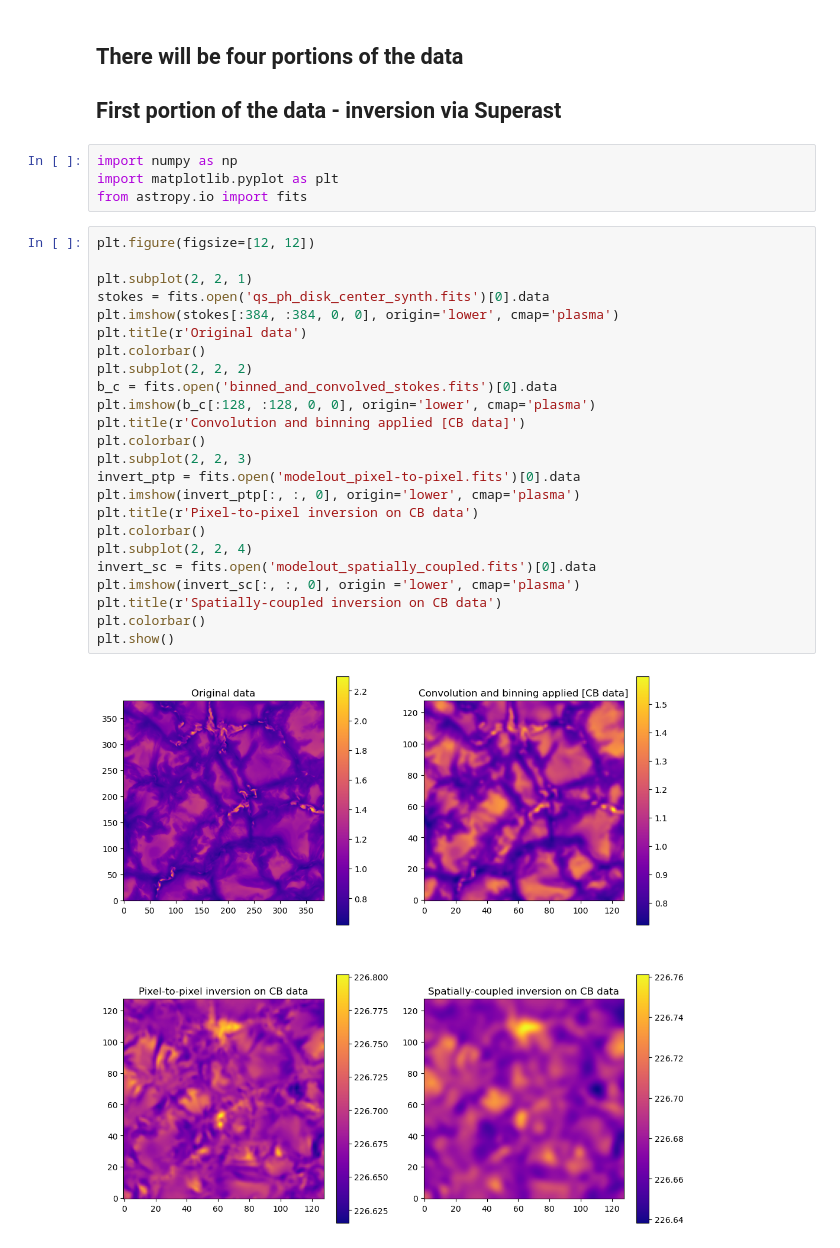
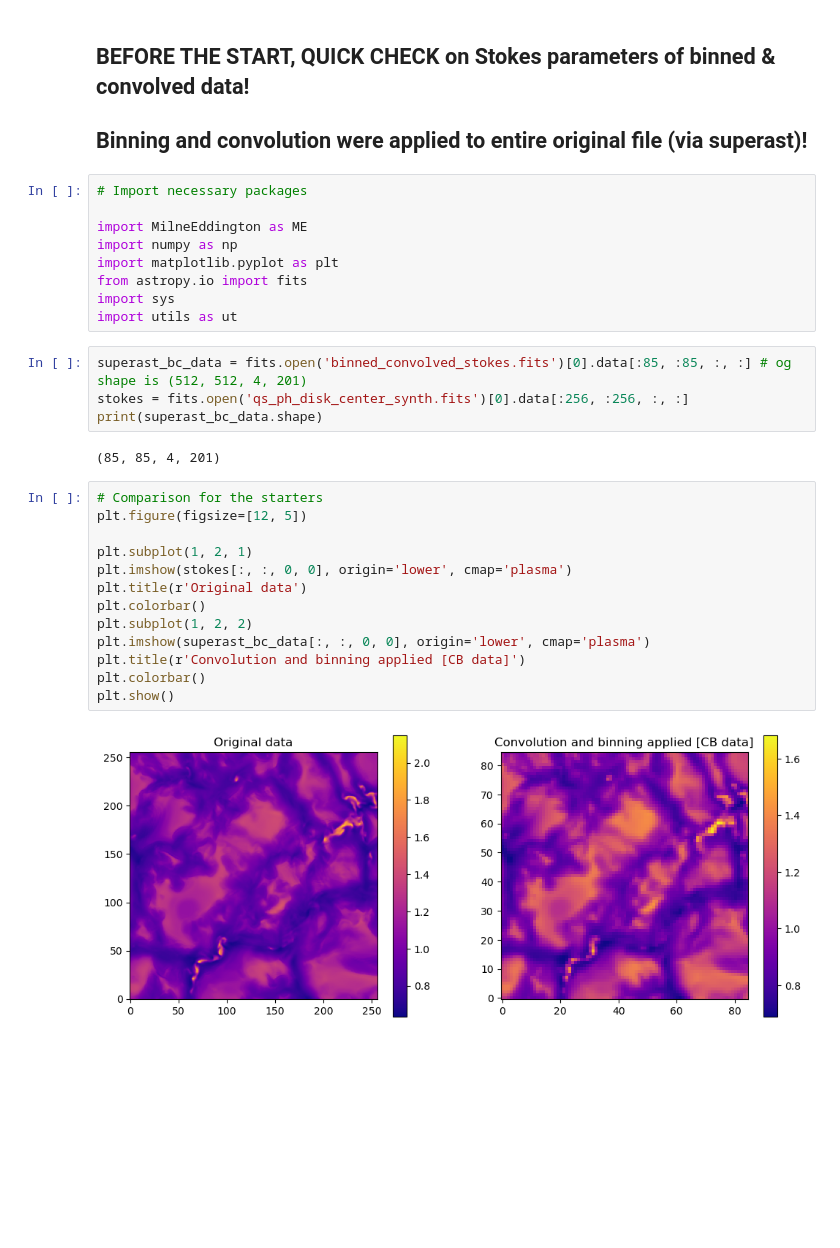
Before and after one commit to zorzeus/inversion_comparison, a Jupyter notebook: invert_sc_and_ptp.ipynb, the cells around one changed output. Saved outputs shown, nothing was run; the diff lists cells and outputs as text; blank space fills up the shorter version.

```diff
--- a/invert_sc_and_ptp.ipynb
+++ b/invert_sc_and_ptp.ipynb
@@ -4,33 +1,33 @@
-# %% [markdown]
-## There will be four portions of the data
-## First portion of the data - inversion via Superast
+# %% [markdown]
+## BEFORE THE START, QUICK CHECK on Stokes parameters of binned & convolved data!
+## Binning and convolution were applied to entire original file (via superast)!
 # %%
+# Import necessary packages
+
+import MilneEddington as ME
 import numpy as np
 import matplotlib.pyplot as plt
 from astropy.io import fits
+import sys
+import utils as ut
+# %%
+superast_bc_data = fits.open('binned_convolved_stokes.fits')[0].data[:85, :85, :, :] # og shape is (512, 512, 4, 201)
+stokes = fits.open('qs_ph_disk_center_synth.fits')[0].data[:256, :256, :, :]
+print(superast_bc_data.shape)
+# %% [output]
+(85, 85, 4, 201)
 # %%
-plt.figure(figsize=[12, 12])
+# Comparison for the starters
+plt.figure(figsize=[12, 5])
 
-plt.subplot(2, 2, 1)
-stokes = fits.open('qs_ph_disk_center_synth.fits')[0].data
-plt.imshow(stokes[:384, :384, 0, 0], origin='lower', cmap='plasma')
+plt.subplot(1, 2, 1)
+plt.imshow(stokes[:, :, 0, 0], origin='lower', cmap='plasma')
 plt.title(r'Original data')
 plt.colorbar()
-plt.subplot(2, 2, 2)
-b_c = fits.open('binned_and_convolved_stokes.fits')[0].data
-plt.imshow(b_c[:128, :128, 0, 0], origin='lower', cmap='plasma')
+plt.subplot(1, 2, 2)
+plt.imshow(superast_bc_data[:, :, 0, 0], origin='lower', cmap='plasma')
 plt.title(r'Convolution and binning applied [CB data]')
 plt.colorbar()
-plt.subplot(2, 2, 3)
-invert_ptp = fits.open('modelout_pixel-to-pixel.fits')[0].data
-plt.imshow(invert_ptp[:, :, 0], origin='lower', cmap='plasma')
-plt.title(r'Pixel-to-pixel inversion on CB data')
-plt.colorbar()
-plt.subplot(2, 2, 4)
-invert_sc = fits.open('modelout_spatially_coupled.fits')[0].data
-plt.imshow(invert_sc[:, :, 0], origin ='lower', cmap='plasma')
-plt.title(r'Spatially-coupled inversion on CB data')
-plt.colorbar()
 plt.show()
 # %% [output]
-[figure, old version]
+[figure, new version]
```
Also changed, not shown: parts of 13 cells of this notebook.
